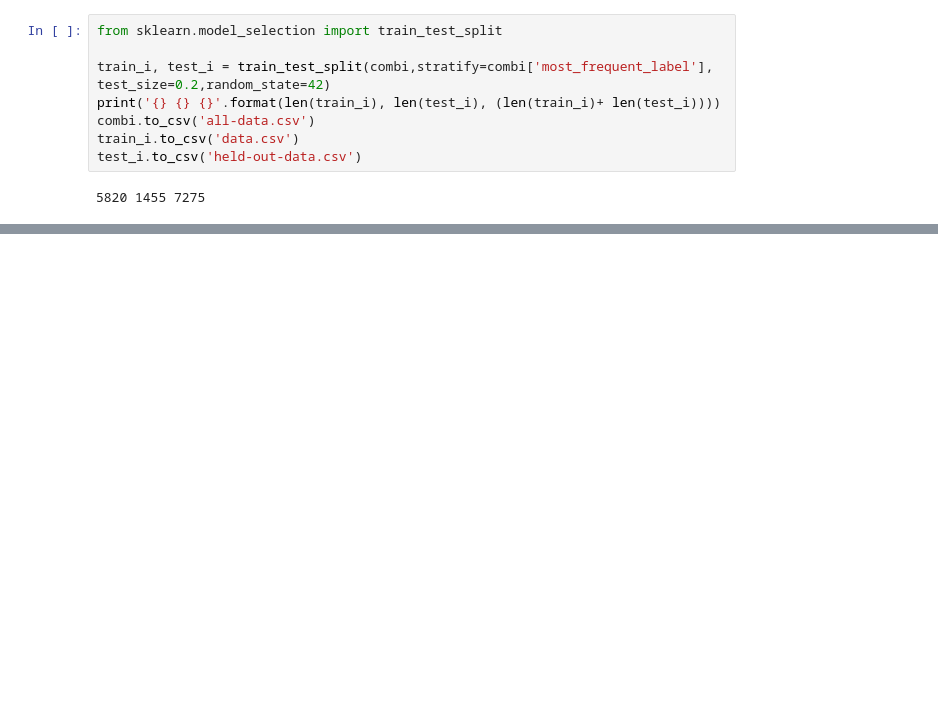
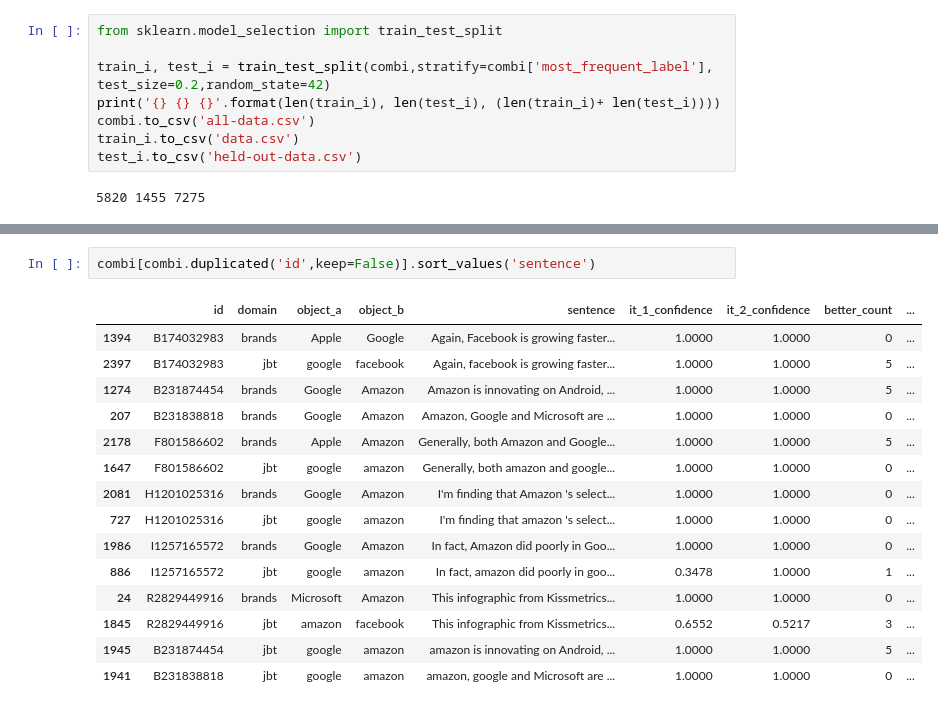
Before and after one commit to uhh-lt/comparative, a Jupyter notebook: 3. Crowdsourcing/3.5 Mainstudy Step 3/dataset_v1.ipynb, the cells around one changed output, grey strips where cells are left out. Cells and saved outputs as stored; diff of their text form; blank space fills up the shorter version.

```diff
--- a/3. Crowdsourcing/3.5 Mainstudy Step 3/dataset_v1.ipynb
+++ b/3. Crowdsourcing/3.5 Mainstudy Step 3/dataset_v1.ipynb
@@ -172,3 +172,21 @@ combi[combi['most_frequent_percentage'] == 0.5]
 | 2316 | G906810293 | brands | Intel | Kingston | Here's the question: do any of yo... | 0.5111 | 0.5012 | 3 | ... |
 | 3 | K1722396324 | jbt | stanford | mit | mit is harder to graduate from (o... | 0.7709 | 1.0000 | 2 | ... |
 | 90 | T3180531831 | jbt | google | itunes | Will google Music Become Bigger a... | 0.5137 | 0.5122 | 3 | ... |
+# %%
+combi[combi.duplicated('id',keep=False)].sort_values('sentence')
+# %% [output]
+|  | id | domain | object_a | object_b | sentence | it_1_confidence | it_2_confidence | better_count | ... |
+| 1394 | B174032983 | brands | Apple | Google | Again, Facebook is growing faster... | 1.0000 | 1.0000 | 0 | ... |
+| 2397 | B174032983 | jbt | google | facebook | Again, facebook is growing faster... | 1.0000 | 1.0000 | 5 | ... |
+| 1274 | B231874454 | brands | Google | Amazon | Amazon is innovating on Android, ... | 1.0000 | 1.0000 | 5 | ... |
+| 207 | B231838818 | brands | Google | Amazon | Amazon, Google and Microsoft are ... | 1.0000 | 1.0000 | 0 | ... |
+| 2178 | F801586602 | brands | Apple | Amazon | Generally, both Amazon and Google... | 1.0000 | 1.0000 | 5 | ... |
+| 1647 | F801586602 | jbt | google | amazon | Generally, both amazon and google... | 1.0000 | 1.0000 | 0 | ... |
+| 2081 | H1201025316 | brands | Google | Amazon | I'm finding that Amazon 's select... | 1.0000 | 1.0000 | 0 | ... |
+| 727 | H1201025316 | jbt | google | amazon | I'm finding that amazon 's select... | 1.0000 | 1.0000 | 0 | ... |
+| 1986 | I1257165572 | brands | Google | Amazon | In fact, Amazon did poorly in Goo... | 1.0000 | 1.0000 | 0 | ... |
+| 886 | I1257165572 | jbt | google | amazon | In fact, amazon did poorly in goo... | 0.3478 | 1.0000 | 1 | ... |
+| 24 | R2829449916 | brands | Microsoft | Amazon | This infographic from Kissmetrics... | 1.0000 | 1.0000 | 0 | ... |
+| 1845 | R2829449916 | jbt | amazon | facebook | This infographic from Kissmetrics... | 0.6552 | 0.5217 | 3 | ... |
+| 1945 | B231874454 | jbt | google | amazon | amazon is innovating on Android, ... | 1.0000 | 1.0000 | 5 | ... |
+| 1941 | B231838818 | jbt | google | amazon | amazon, google and Microsoft are ... | 1.0000 | 1.0000 | 0 | ... |
```
Also changed, not shown: 3 other files.
